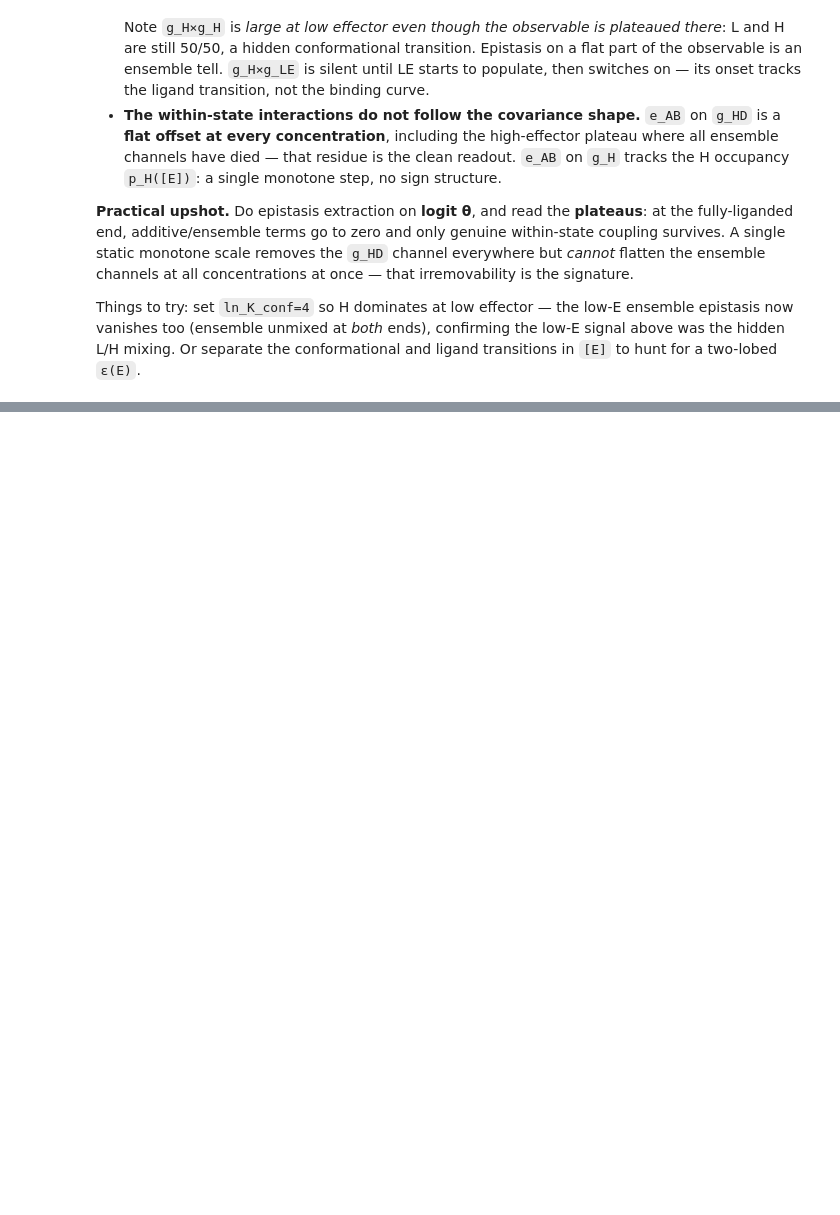
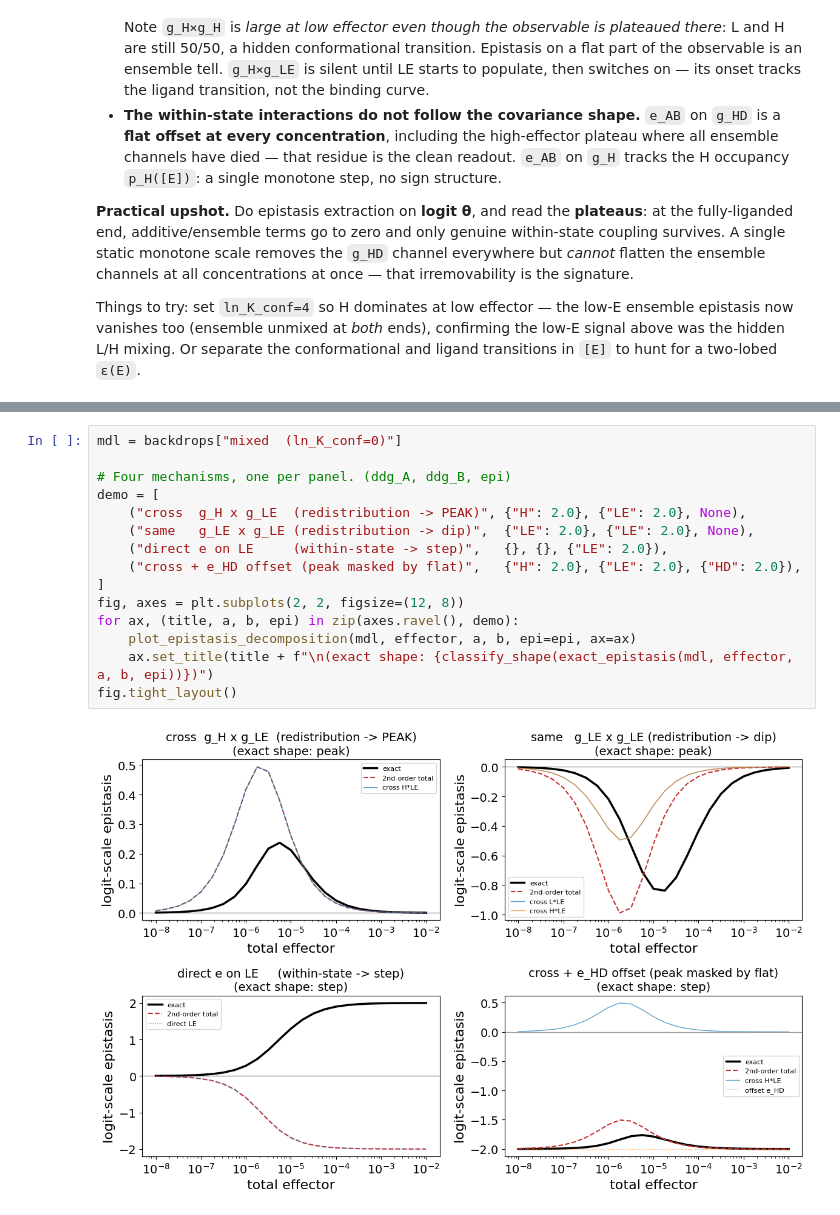
Before and after one commit to harmsm/tfscreen, a Jupyter notebook: examples/toy_thermo/toy_thermo.ipynb, the cells around one changed output, grey strips where cells are left out. Cells and saved outputs as stored; diff of their text form; blank space fills up the shorter version.

```diff
--- a/examples/toy_thermo/toy_thermo.ipynb
+++ b/examples/toy_thermo/toy_thermo.ipynb
@@ -354,0 +423,17 @@ and ligand transitions in `[E]` to hunt for a two-lobed `ε(E)`.
+# %%
+mdl = backdrops["mixed  (ln_K_conf=0)"]
+
+# Four mechanisms, one per panel. (ddg_A, ddg_B, epi)
+demo = [
+    ("cross  g_H x g_LE  (redistribution -> PEAK)", {"H": 2.0}, {"LE": 2.0}, None),
+    ("same   g_LE x g_LE (redistribution -> dip)",  {"LE": 2.0}, {"LE": 2.0}, None),
+    ("direct e on LE     (within-state -> step)",   {}, {}, {"LE": 2.0}),
+    ("cross + e_HD offset (peak masked by flat)",   {"H": 2.0}, {"LE": 2.0}, {"HD": 2.0}),
+]
+fig, axes = plt.subplots(2, 2, figsize=(12, 8))
+for ax, (title, a, b, epi) in zip(axes.ravel(), demo):
+    plot_epistasis_decomposition(mdl, effector, a, b, epi=epi, ax=ax)
+    ax.set_title(title + f"\n(exact shape: {classify_shape(exact_epistasis(mdl, effector, a, b, epi))})")
+fig.tight_layout()
+# %% [output]
+[figure, added]
```
Also changed, not shown: parts of 16 cells of this notebook, 3 other files.
